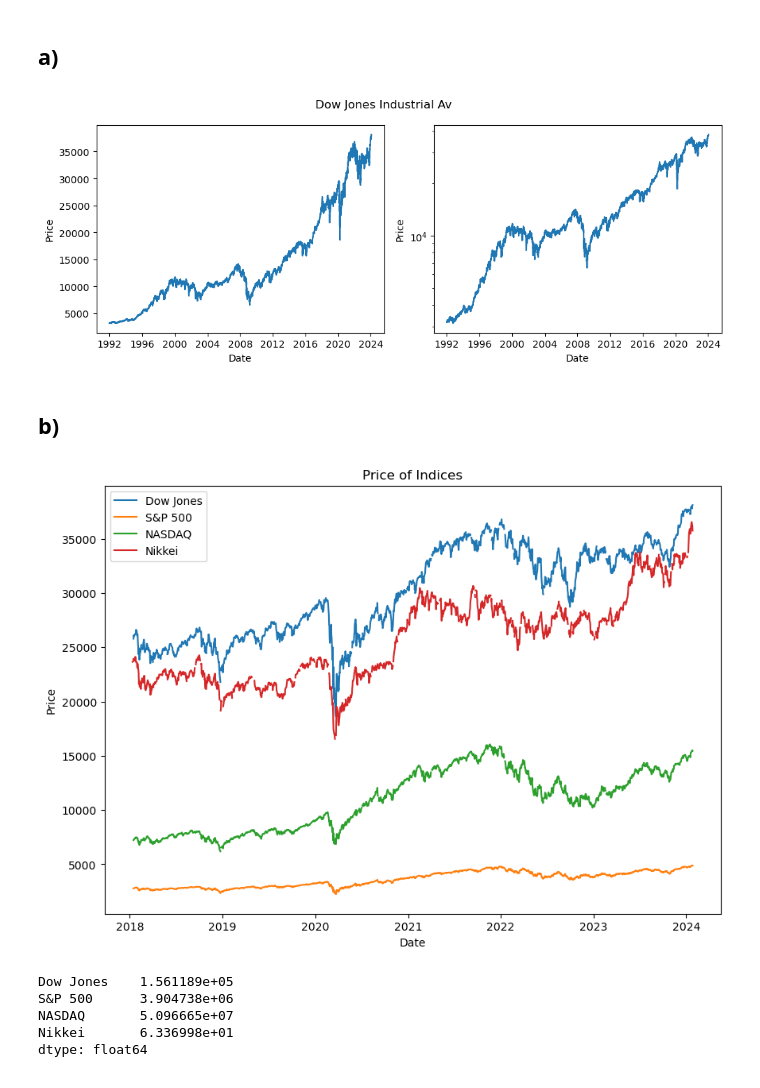
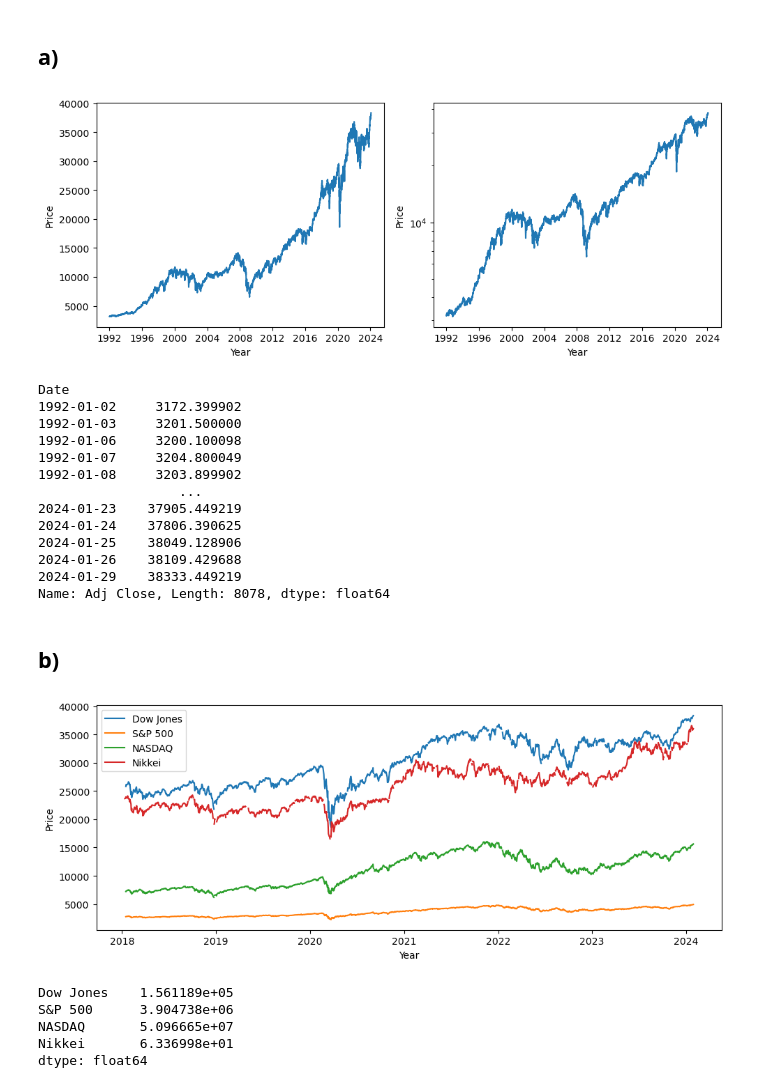
Before and after one commit to johanoelgaard/ECON136, a Jupyter notebook: ps1/PS1.ipynb, the cells around one changed output. Cells and saved outputs as stored; diff of their text form; code cells hidden in the pictures.

Commit message:
Reran model for updated graphs

```diff
--- a/ps1/PS1.ipynb
+++ b/ps1/PS1.ipynb
@@ -37,35 +37,52 @@ plt.figure(figsize=(10, 4))  # Adjust the figure size to accommodate the horizon
 # First subplot
 plt.subplot(1, 2, 1)  # Change to 1 row, 2 columns, first plot
 plt.plot(dow_close)
-plt.xlabel('Date')
+plt.xlabel('Year')
 plt.ylabel('Price')
 
 # Second subplot
 plt.subplot(1, 2, 2)  # Change to 1 row, 2 columns, second plot
 plt.plot(dow_close)
 plt.yscale('log')
-plt.xlabel('Date')
+plt.xlabel('Year')
 plt.ylabel('Price')
 
-plt.suptitle('Dow Jones Industrial Av')  # Set the title for the entire figure
+#plt.suptitle('Dow Jones Industrial Av')  # Set the title for the entire figure
+plt.tight_layout()  # Add this to ensure the subplots do not overlap
 plt.savefig('dow.png')
-plt.tight_layout()  # Add this to ensure the subplots do not overlap
 # %% [output]
-[figure, old version]
+[figure, new version]
+# %%
+display(dow_close)
+# %% [output]
+Date
+1992-01-02     3172.399902
+1992-01-03     3201.500000
+1992-01-06     3200.100098
+1992-01-07     3204.800049
+1992-01-08     3203.899902
+                  ...
+2024-01-23    37905.449219
+2024-01-24    37806.390625
+2024-01-25    38049.128906
+2024-01-26    38109.429688
+2024-01-29    38333.449219
+Name: Adj Close, Length: 8078, dtype: float64
 # %% [markdown]
 ## b)
 # %%
 # plot the data
-plt.figure(figsize=(10, 7))
+plt.figure(figsize=(10, 4))
 plt.plot(stock_df_close)
-plt.title('Price of Indices')
-plt.xlabel('Date')
+#plt.title('Price of Indices')
+plt.xlabel('Year')
 plt.ylabel('Price')
 plt.legend(stock_df_close.columns)
+plt.tight_layout()  # Add this to ensure the subplots do not overlap
 plt.savefig('stocks.png')
 plt.show()
 # %% [output]
-[figure, old version]
+[figure, new version]
 # %%
 # create new df with only dates 1/12/2018, 1/11/2019, 1/13/2020, 1/13/2021, 1/13/2022, and 1/13/2023
 stock_df_close_dates = stock_df_close.loc[['2018-01-12', '2019-01-11', '2020-01-13', '2021-01-13', '2022-01-13', '2023-01-13']]
```
Also changed, not shown: 2 other files.
